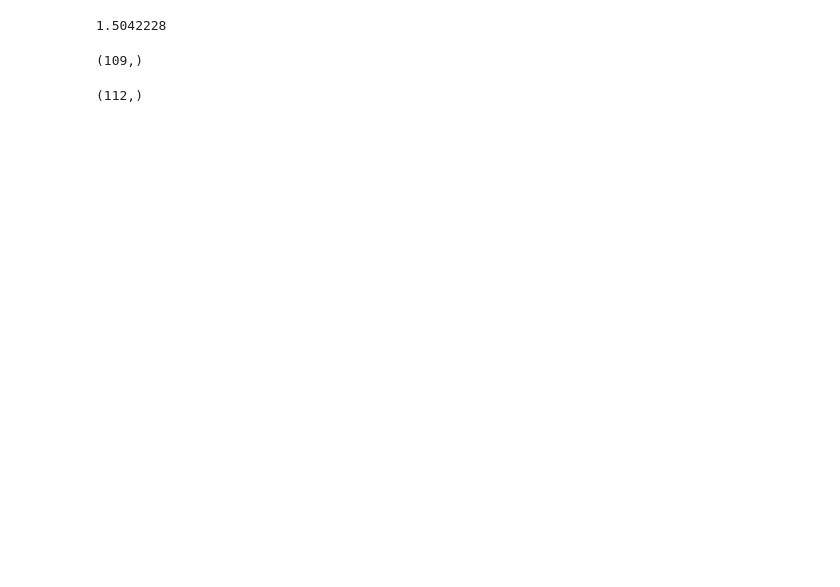
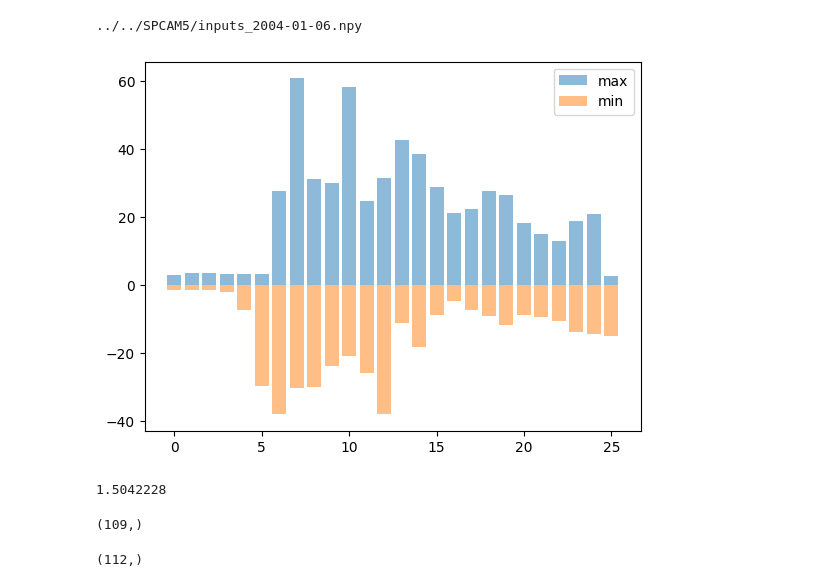
Before and after one commit to KaiMJ/climate_neural_processes, a Jupyter notebook: scalers/check_data.ipynb, the cells around one changed output. Saved outputs shown, nothing was run; the diff lists cells and outputs as text; code cells hidden in the pictures; blank space fills up the shorter version.

Commit message:
new scalers

```diff
--- a/scalers/check_data.ipynb
+++ b/scalers/check_data.ipynb
@@ -10,3 +28,42 @@ x_scaler.max = x_scaler.max[:-1]
+# %%
+# x_scaler_minmax = MinMaxScaler()
+# y_scaler_minmax = MinMaxScaler()
+# x_scaler_standard = StandardScaler()
+# y_scaler_standard = StandardScaler()
+
+x_scaler_minmax = dill.load(open("dataset_1_x_scaler_minmax.pkl", "rb"))
+y_scaler_minmax = dill.load(open("dataset_1_y_scaler_minmax.pkl", "rb"))
+x_scaler_standard = dill.load(open("dataset_1_x_scaler_standard.pkl", "rb"))
+y_scaler_standard = dill.load(open("dataset_1_y_scaler_standard.pkl", "rb"))
+
+def fit_scalers(paths):
+    x_path, y_path = paths
+    x = np.load(x_path)
+    y = np.load(y_path)[:, :26]
+
+    x_scaler_minmax.fit(x)
+    y_scaler_minmax.fit(y)
+    x_scaler_standard.fit(x)
+    y_scaler_standard.fit(y)
+    print(x_path, end='\r')
+
+with Pool(processes=4) as pool:  # Change this to match your CPU cores
+    pool.map(fit_scalers, zip(train_x, train_y))
+
+
+save_object(x_scaler_minmax, f"dataset_2_x_scaler_minmax.pkl")
+save_object(y_scaler_minmax, f"dataset_2_y_scaler_minmax.pkl")
+save_object(x_scaler_standard, f"dataset_2_x_scaler_standard.pkl")
+save_object(y_scaler_standard, f"dataset_2_y_scaler_standard.pkl")
+# %% [output]
+../../SPCAM5/inputs_2004-01-06.npy
+# %%
+plt.bar(np.arange(26), np.max(y, axis=0), alpha=0.5, label="max")
+plt.bar(np.arange(26), np.min(y, axis=0), alpha=0.5, label="min")
+plt.legend()
+plt.show()
+# %% [output]
+[figure, added]
 # %%
 def save_object(obj, filename):
     dill.dump(obj, file=open(filename, "wb"))
```
Also changed, not shown: parts of 5 cells of this notebook, 35 other files.
